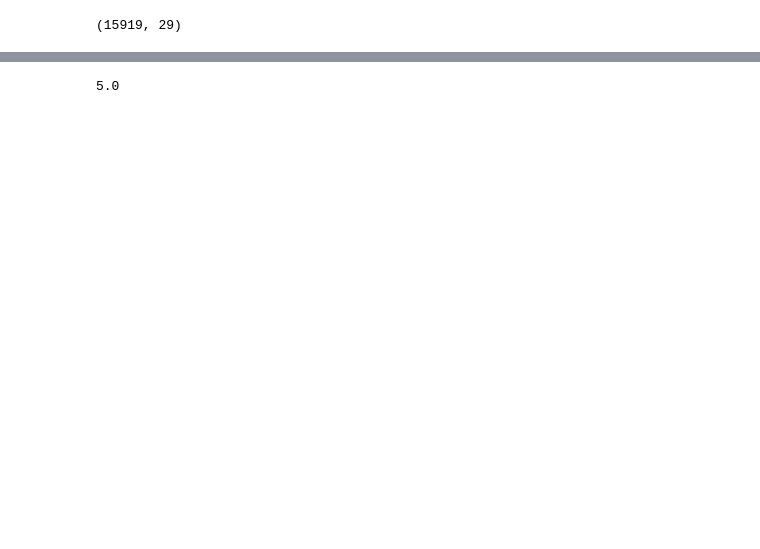
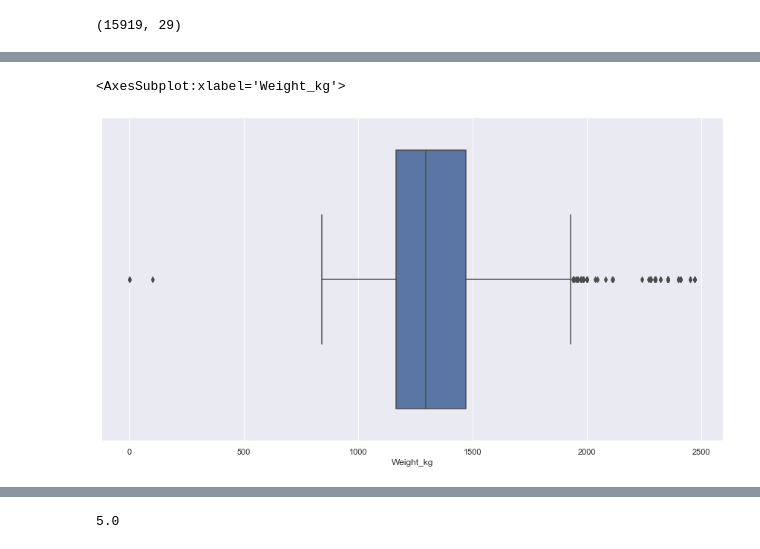
Before and after one commit to B-dogan/Capstone-Projects-Data-Analysis, a Jupyter notebook: Handling_With_Outliers.ipynb, the cells around one changed output, grey strips where cells are left out. Saved outputs shown, nothing was run; the diff lists cells and outputs as text; code cells hidden in the pictures; blank space fills up the shorter version.

```diff
--- a/Handling_With_Outliers.ipynb
+++ b/Handling_With_Outliers.ipynb
@@ -1071,0 +1125,6 @@ Name: Cylinders, dtype: int64
+# %%
+plt.figure(figsize=(15,8))
+sns.boxplot(x = df["Weight_kg"])
+# %% [output]
+<AxesSubplot:xlabel='Weight_kg'>
+[figure, added]
```
Also changed, not shown: parts of 152 cells of this notebook, 1 other file.
